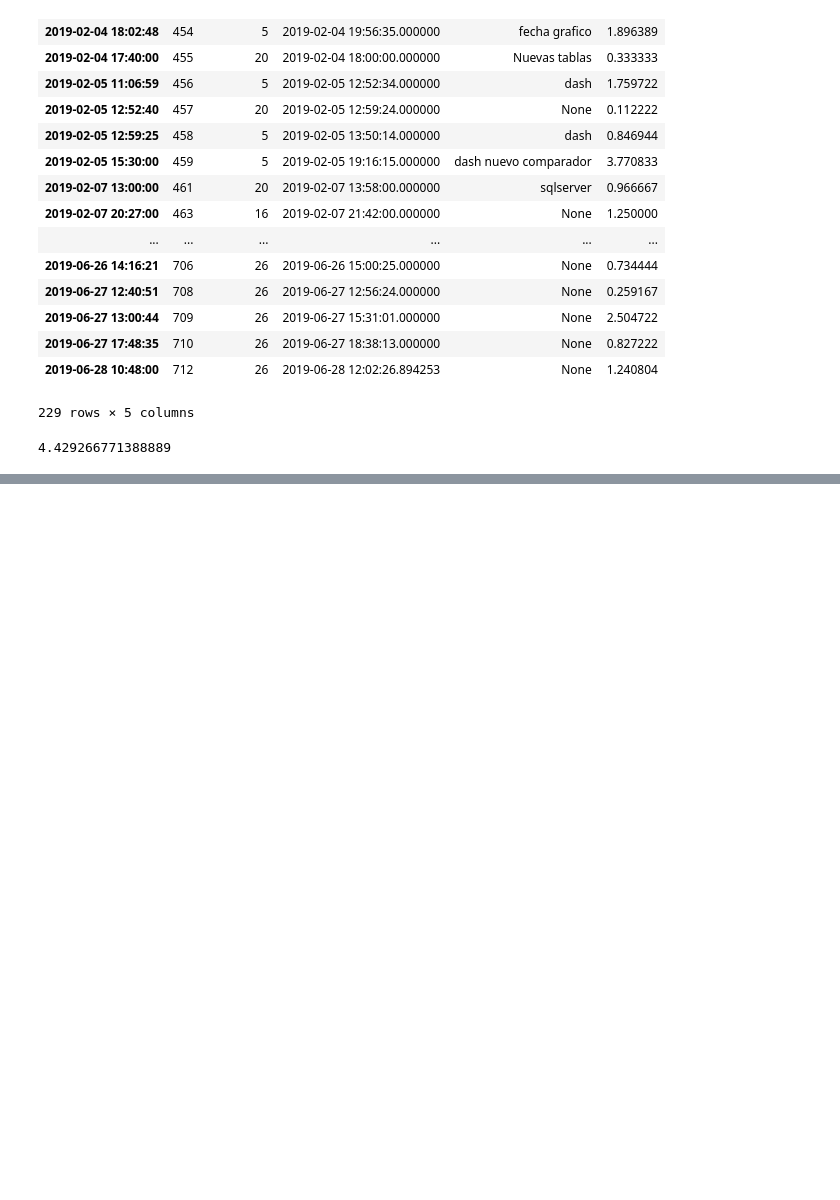
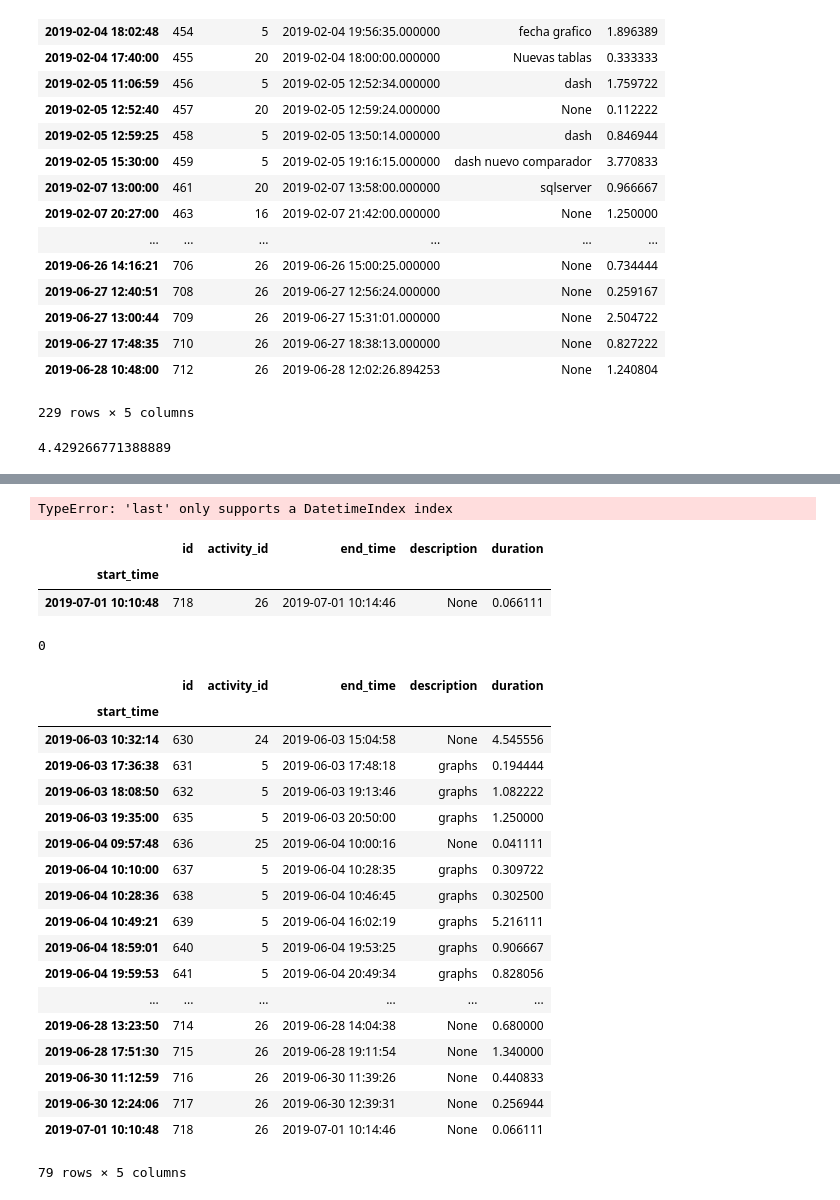
Before and after one commit to slarrain/Utils, a Jupyter notebook: scripts/Hamster_Panel.ipynb, the cells around one changed output, grey strips where cells are left out. Cells and saved outputs as stored; diff of their text form; code cells hidden in the pictures; blank space fills up the shorter version.

Commit message:
Fix the last 1 month problem and add consistency from July on

```diff
--- a/scripts/Hamster_Panel.ipynb
+++ b/scripts/Hamster_Panel.ipynb
@@ -306,0 +396,46 @@ hoy_horas = hoy.loc[hoy.category_id.isin(base.keys()), :].duration.sum()
+# %%
+df5 = facts.set_index("start_time", )
+# %%
+df5.last("1D")
+# %% [output]
+TypeError: 'last' only supports a DatetimeIndex index
+# %%
+df5.index = df5.index.date
+# %%
+df5[(df5.index.month == pd.datetime.now().month) & (df5.index.year == pd.datetime.now().year)]
+# %% [output]
+|  | id | activity_id | end_time | description | duration |
+| start_time |  |  |  |  |  |
+| 2019-07-01 10:10:48 | 718 | 26 | 2019-07-01 10:14:46 | None | 0.066111 |
+# %%
+len(pd.date_range('2019-07-01',
+#               '2019-08-1',
+              pd.datetime.now(),
+#               periods=4,
+              freq='1M',
+              closed='left'
+             ))
+# %% [output]
+0
+# %%
+df5[df5.index >= '2019-06-01']
+# %% [output]
+|  | id | activity_id | end_time | description | duration |
+| start_time |  |  |  |  |  |
+| 2019-06-03 10:32:14 | 630 | 24 | 2019-06-03 15:04:58 | None | 4.545556 |
+| 2019-06-03 17:36:38 | 631 | 5 | 2019-06-03 17:48:18 | graphs | 0.194444 |
+| 2019-06-03 18:08:50 | 632 | 5 | 2019-06-03 19:13:46 | graphs | 1.082222 |
+| 2019-06-03 19:35:00 | 635 | 5 | 2019-06-03 20:50:00 | graphs | 1.250000 |
+| 2019-06-04 09:57:48 | 636 | 25 | 2019-06-04 10:00:16 | None | 0.041111 |
+| 2019-06-04 10:10:00 | 637 | 5 | 2019-06-04 10:28:35 | graphs | 0.309722 |
+| 2019-06-04 10:28:36 | 638 | 5 | 2019-06-04 10:46:45 | graphs | 0.302500 |
+| 2019-06-04 10:49:21 | 639 | 5 | 2019-06-04 16:02:19 | graphs | 5.216111 |
+| 2019-06-04 18:59:01 | 640 | 5 | 2019-06-04 19:53:25 | graphs | 0.906667 |
+| 2019-06-04 19:59:53 | 641 | 5 | 2019-06-04 20:49:34 | graphs | 0.828056 |
+| ... | ... | ... | ... | ... | ... |
+| 2019-06-28 13:23:50 | 714 | 26 | 2019-06-28 14:04:38 | None | 0.680000 |
+| 2019-06-28 17:51:30 | 715 | 26 | 2019-06-28 19:11:54 | None | 1.340000 |
+| 2019-06-30 11:12:59 | 716 | 26 | 2019-06-30 11:39:26 | None | 0.440833 |
+| 2019-06-30 12:24:06 | 717 | 26 | 2019-06-30 12:39:31 | None | 0.256944 |
+| 2019-07-01 10:10:48 | 718 | 26 | 2019-07-01 10:14:46 | None | 0.066111 |
+79 rows × 5 columns
```
Also changed, not shown: parts of 3 cells of this notebook, 1 other file.
